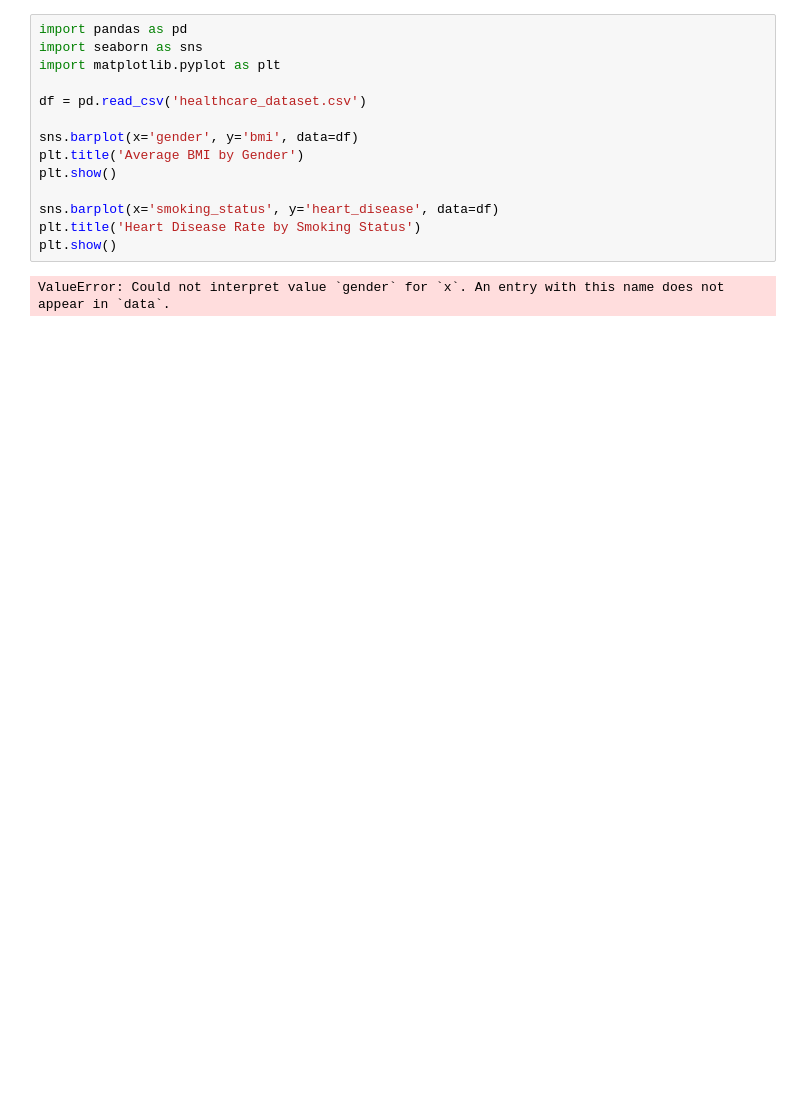
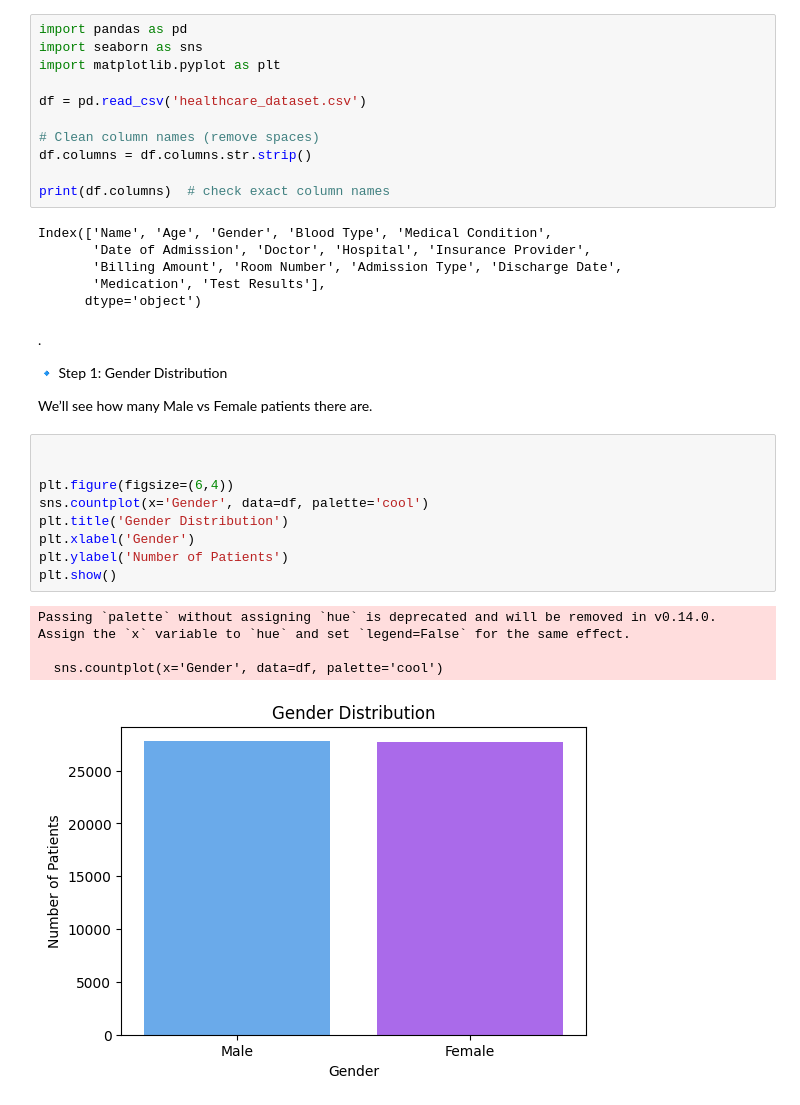
Before and after one commit to alakasingh/bigdata-healthcare-case-study, a Jupyter notebook: healthcare_dataset_visu.ipynb, the cells around one changed output. Drawn from its saved outputs; the diff is of its cells as text; blank space fills up the shorter version.

```diff
--- a/healthcare_dataset_visu.ipynb
+++ b/healthcare_dataset_visu.ipynb
@@ -5,12 +5,33 @@ import matplotlib.pyplot as plt
 
 df = pd.read_csv('healthcare_dataset.csv')
 
-sns.barplot(x='gender', y='bmi', data=df)
-plt.title('Average BMI by Gender')
-plt.show()
+# Clean column names (remove spaces)
+df.columns = df.columns.str.strip()
 
-sns.barplot(x='smoking_status', y='heart_disease', data=df)
-plt.title('Heart Disease Rate by Smoking Status')
-plt.show()
+print(df.columns)  # check exact column names
 # %% [output]
-ValueError: Could not interpret value `gender` for `x`. An entry with this name does not appear in `data`.
+Index(['Name', 'Age', 'Gender', 'Blood Type', 'Medical Condition',
+       'Date of Admission', 'Doctor', 'Hospital', 'Insurance Provider',
+       'Billing Amount', 'Room Number', 'Admission Type', 'Discharge Date',
+       'Medication', 'Test Results'],
+      dtype='object')
+# %% [markdown]
+.
+
+🔹 Step 1: Gender Distribution
+
+We’ll see how many Male vs Female patients there are.
+# %%
+
+
+plt.figure(figsize=(6,4))
+sns.countplot(x='Gender', data=df, palette='cool')
+plt.title('Gender Distribution')
+plt.xlabel('Gender')
+plt.ylabel('Number of Patients')
+plt.show()
+# %% [output]
+Passing `palette` without assigning `hue` is deprecated and will be removed in v0.14.0. Assign the `x` variable to `hue` and set `legend=False` for the same effect.
+
+  sns.countplot(x='Gender', data=df, palette='cool')
+[figure, added]
```
Also changed, not shown: parts of 4 cells of this notebook.
